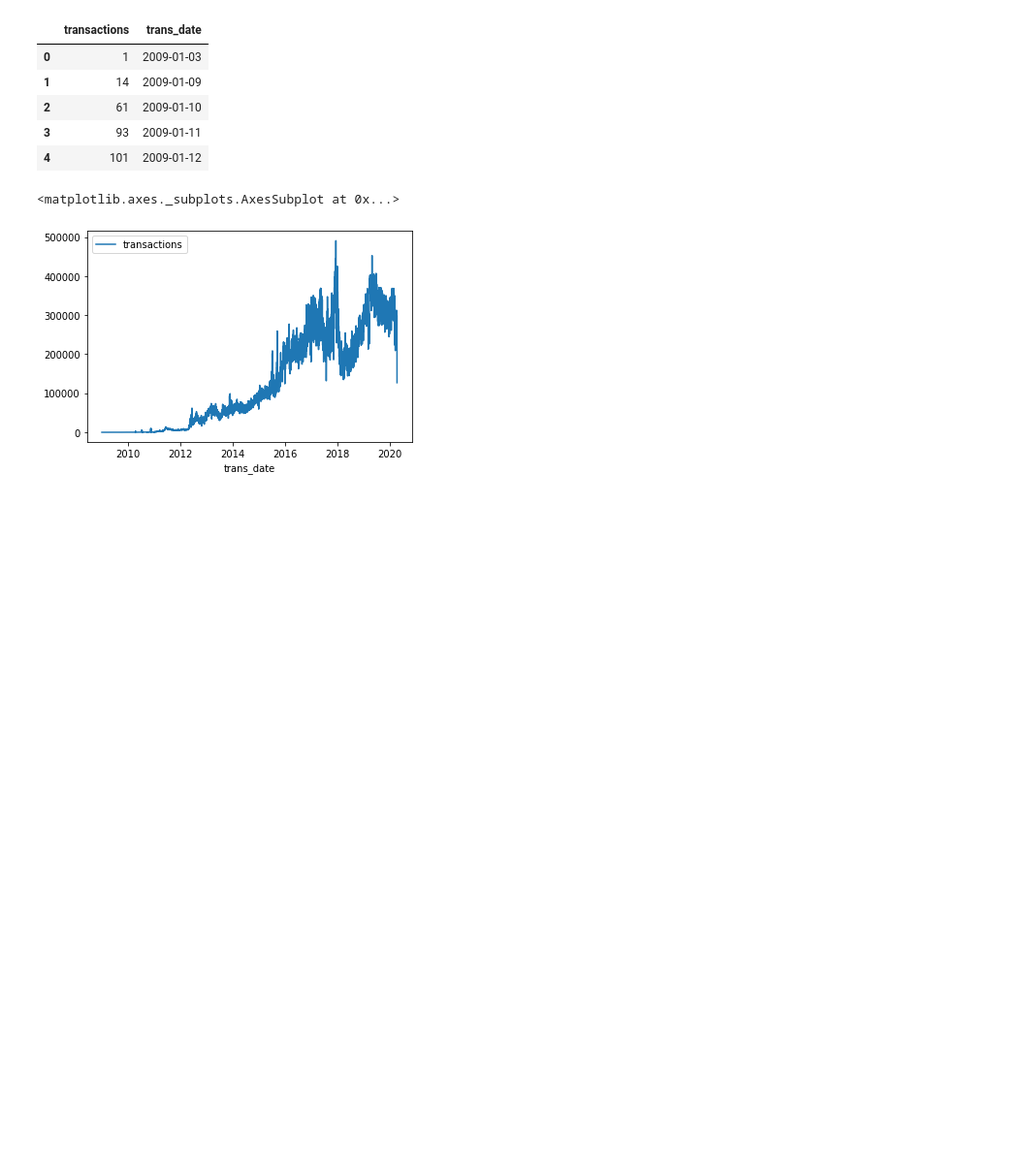
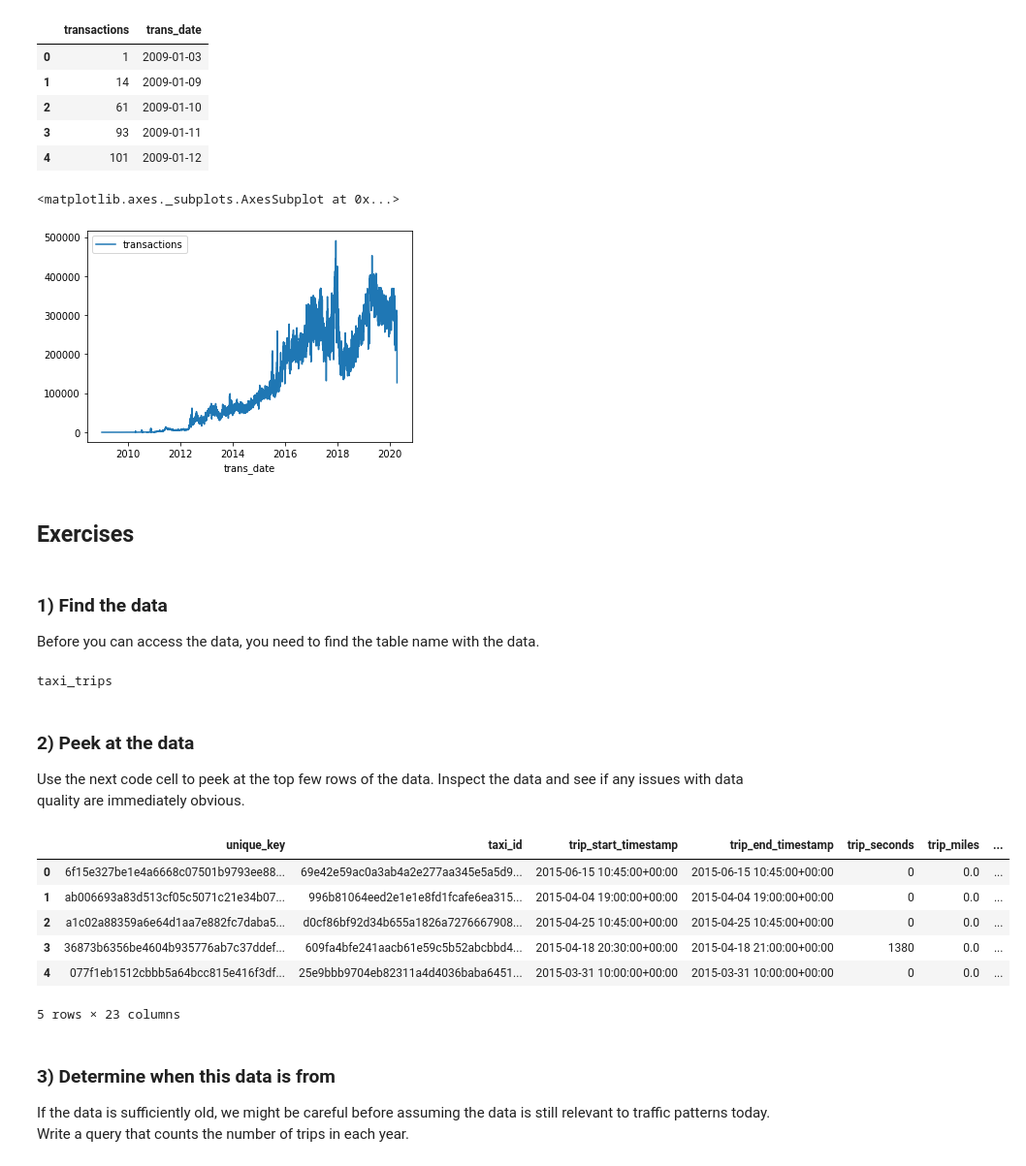
Before and after one commit to AlexandrKhmil/courses, a Jupyter notebook: kaggle/intro-sql & advanced-sql/5_as_with.ipynb, the cells around one changed output. Shown: that part at 97% size. Cells and saved outputs as stored; diff of their text form; code cells hidden in the pictures; blank space fills up the shorter version.

```diff
--- a/kaggle/intro-sql & advanced-sql/5_as_with.ipynb
+++ b/kaggle/intro-sql & advanced-sql/5_as_with.ipynb
@@ -67,3 +67,37 @@ transactions_by_date.set_index('trans_date').plot()
 # %% [output]
 <matplotlib.axes._subplots.AxesSubplot at 0x...>
 [figure]
+# %% [markdown]
+## Exercises
+# %%
+from google.cloud import bigquery
+client = bigquery.Client()
+dataset_ref = client.dataset("chicago_taxi_trips", project="bigquery-public-data")
+dataset = client.get_dataset(dataset_ref)
+# %% [markdown]
+### 1) Find the data
+
+Before you can access the data, you need to find the table name with the data.
+# %%
+for table in list(client.list_tables(dataset)):
+    print(table.table_id)
+# %% [output]
+taxi_trips
+# %% [markdown]
+### 2) Peek at the data
+
+Use the next code cell to peek at the top few rows of the data. Inspect the data and see if any issues with data quality are immediately obvious.
+# %%
+client.list_rows(table, max_results=5).to_dataframe()
+# %% [output]
+|  | unique_key | taxi_id | trip_start_timestamp | trip_end_timestamp | trip_seconds | trip_miles | ... |
+| 0 | 6f15e327be1e4a6668c07501b9793ee88... | 69e42e59ac0a3ab4a2e277aa345e5a5d9... | 2015-06-15 10:45:00+00:00 | 2015-06-15 10:45:00+00:00 | 0 | 0.0 | ... |
+| 1 | ab006693a83d513cf05c5071c21e34b07... | 996b81064eed2e1e1e8fd1fcafe6ea315... | 2015-04-04 19:00:00+00:00 | 2015-04-04 19:00:00+00:00 | 0 | 0.0 | ... |
+| 2 | a1c02a88359a6e64d1aa7e882fc7daba5... | d0cf86bf92d34b655a1826a7276667908... | 2015-04-25 10:45:00+00:00 | 2015-04-25 10:45:00+00:00 | 0 | 0.0 | ... |
+| 3 | 36873b6356be4604b935776ab7c37ddef... | 609fa4bfe241aacb61e59c5b52abcbbd4... | 2015-04-18 20:30:00+00:00 | 2015-04-18 21:00:00+00:00 | 1380 | 0.0 | ... |
+| 4 | 077f1eb1512cbbb5a64bcc815e416f3df... | 25e9bbb9704eb82311a4d4036baba6451... | 2015-03-31 10:00:00+00:00 | 2015-03-31 10:00:00+00:00 | 0 | 0.0 | ... |
+5 rows × 23 columns
+# %% [markdown]
+### 3) Determine when this data is from
+
+If the data is sufficiently old, we might be careful before assuming the data is still relevant to traffic patterns today. Write a query that counts the number of trips in each year.
```
Also changed, not shown: parts of 5 cells of this notebook, 1 other file.
